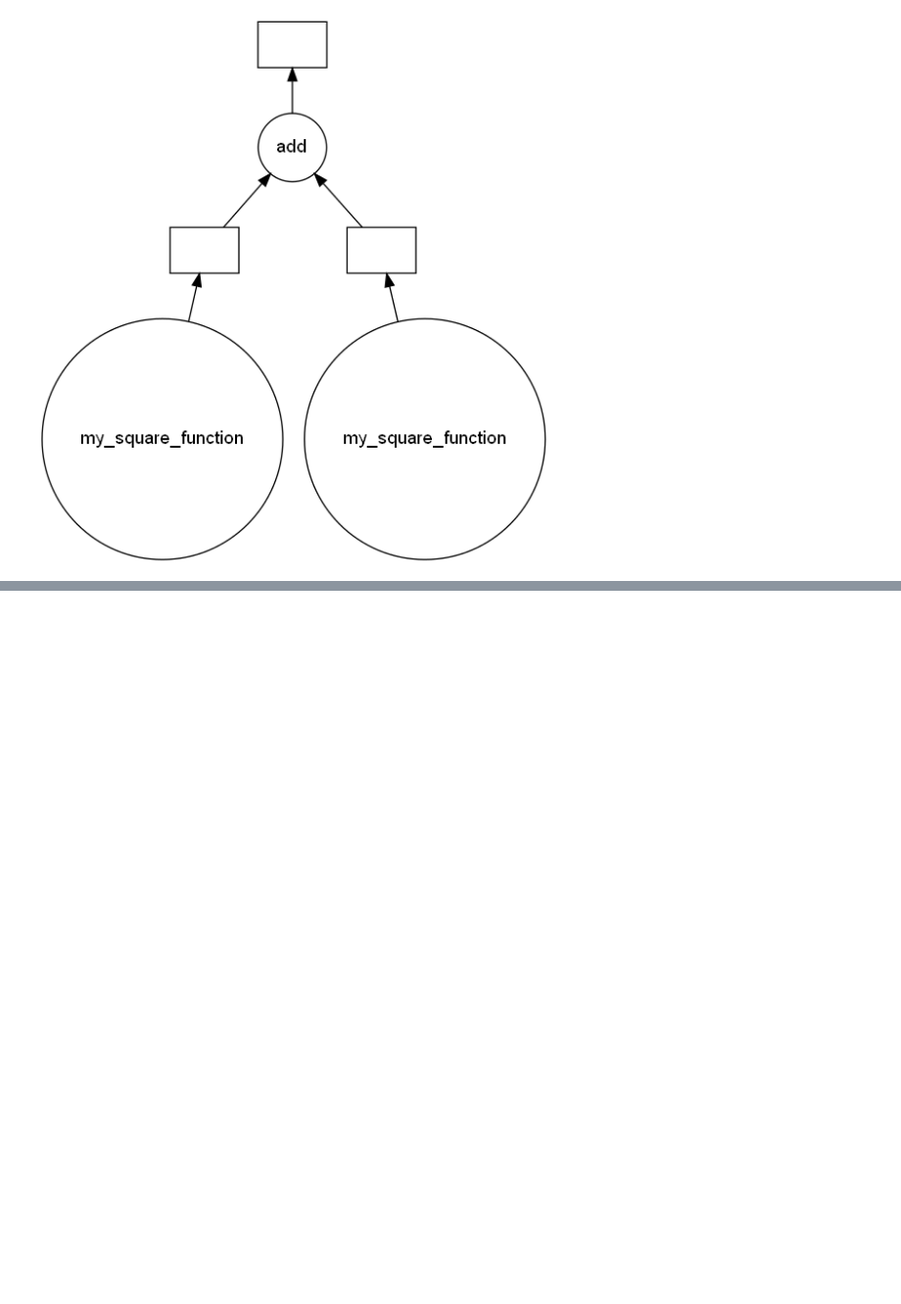
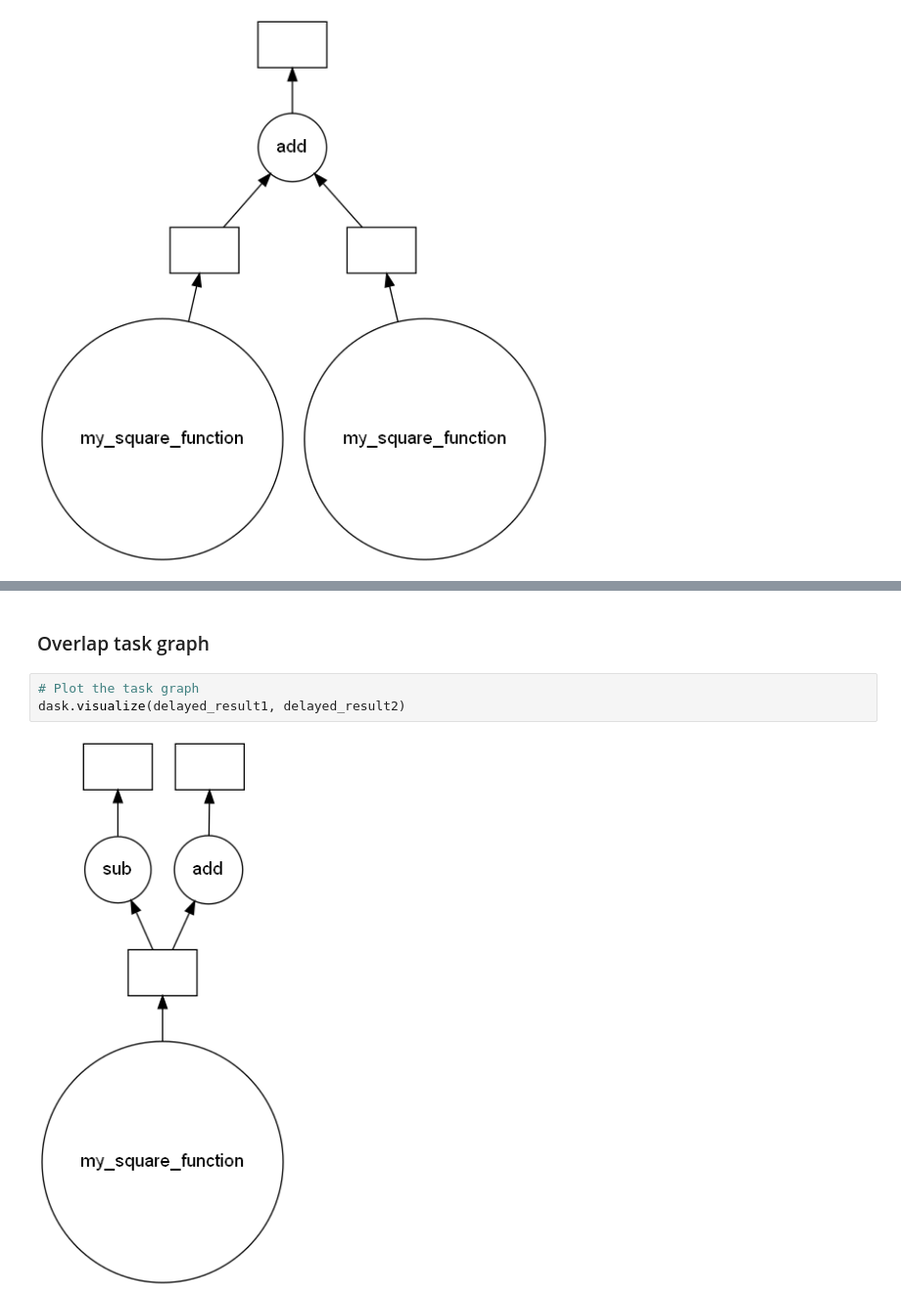
Before and after one commit to abrarmudhir/ds-journey, a Jupyter notebook: datacamp/parallel-programming-with-dask-in-python/lazy-evaluation-and-parallel-computing.ipynb, the cells around one changed output, grey strips where cells are left out. Shown at 98% size. Saved outputs shown, nothing was run; the diff lists cells and outputs as text; blank space fills up the shorter version.

```diff
--- a/datacamp/parallel-programming-with-dask-in-python/lazy-evaluation-and-parallel-computing.ipynb
+++ b/datacamp/parallel-programming-with-dask-in-python/lazy-evaluation-and-parallel-computing.ipynb
@@ -153,0 +170,7 @@ result.visualize()
+# %% [markdown]
+### Overlap task graph
+# %%
+# Plot the task graph
+dask.visualize(delayed_result1, delayed_result2)
+# %% [output]
+[figure, added]
```
Also changed, not shown: parts of 5 cells of this notebook, 1 other file.
